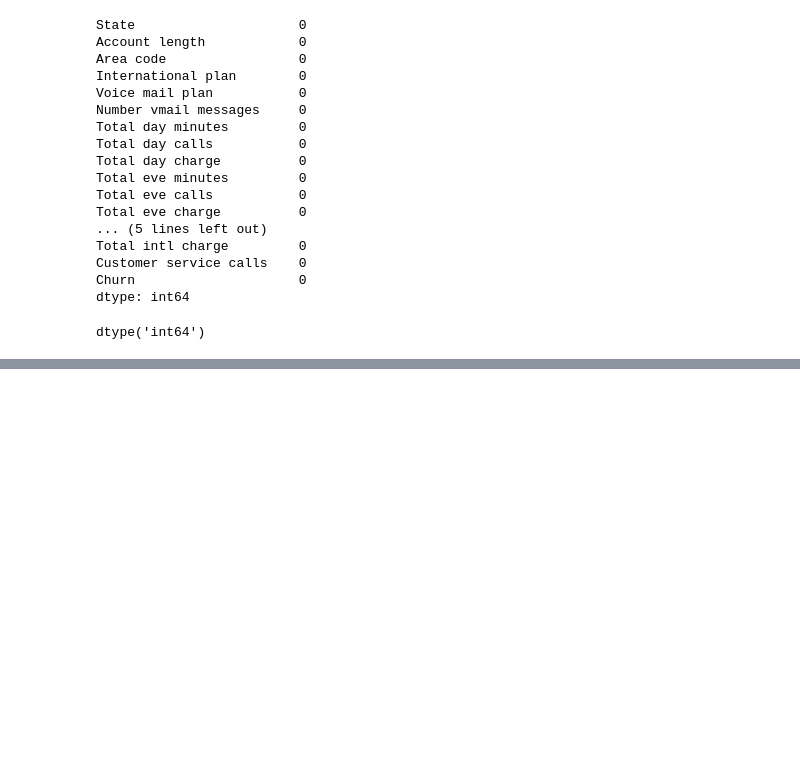
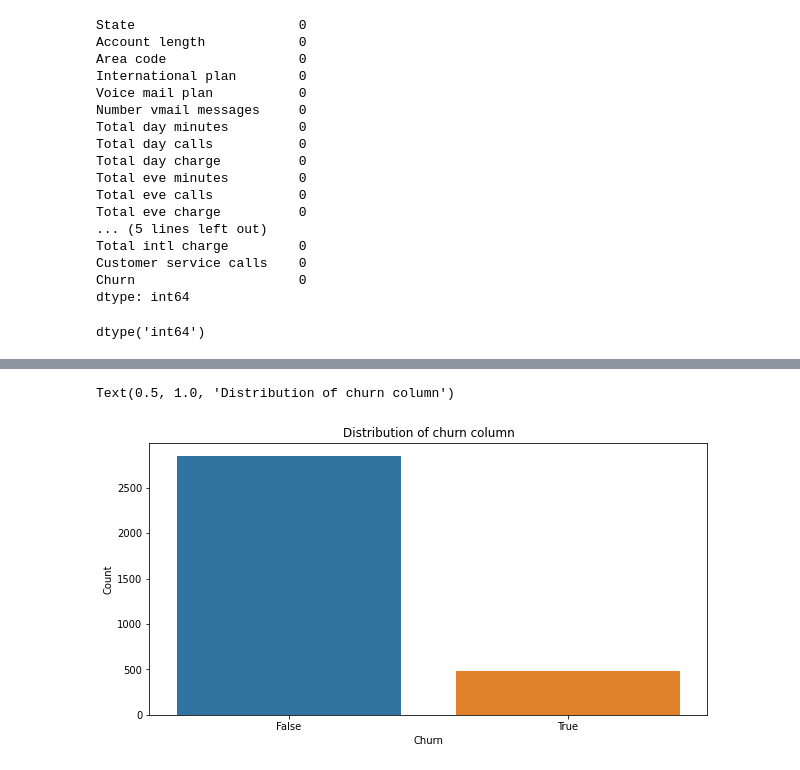
Before and after one commit to MiteshBhanushali/TelecomChurnAnalysis, a Jupyter notebook: Copy_of_Telecom_Churn_Analysis_Capstone_Project.ipynb, the cells around one changed output, grey strips where cells are left out. Drawn from its saved outputs; the diff is of its cells as text; code cells hidden in the pictures; blank space fills up the shorter version.

```diff
--- a/Copy_of_Telecom_Churn_Analysis_Capstone_Project.ipynb
+++ b/Copy_of_Telecom_Churn_Analysis_Capstone_Project.ipynb
@@ -109,0 +151,11 @@ dtype('int64')
+# %%
+#Checking the Churn column distribution over given data set
+plt.figure(figsize=(10,5))
+sns.countplot(x=telecom_data.Churn)
+plt.xlabel("Churn")
+plt.ylabel("Count")
+plt.title("Distribution of churn column")
+#We can see that the data is not properly distributed we have more number of "False" than "True" in our dataset
+# %% [output]
+Text(0.5, 1.0, 'Distribution of churn column')
+[figure, added]
```
Also changed, not shown: parts of 7 cells of this notebook.
